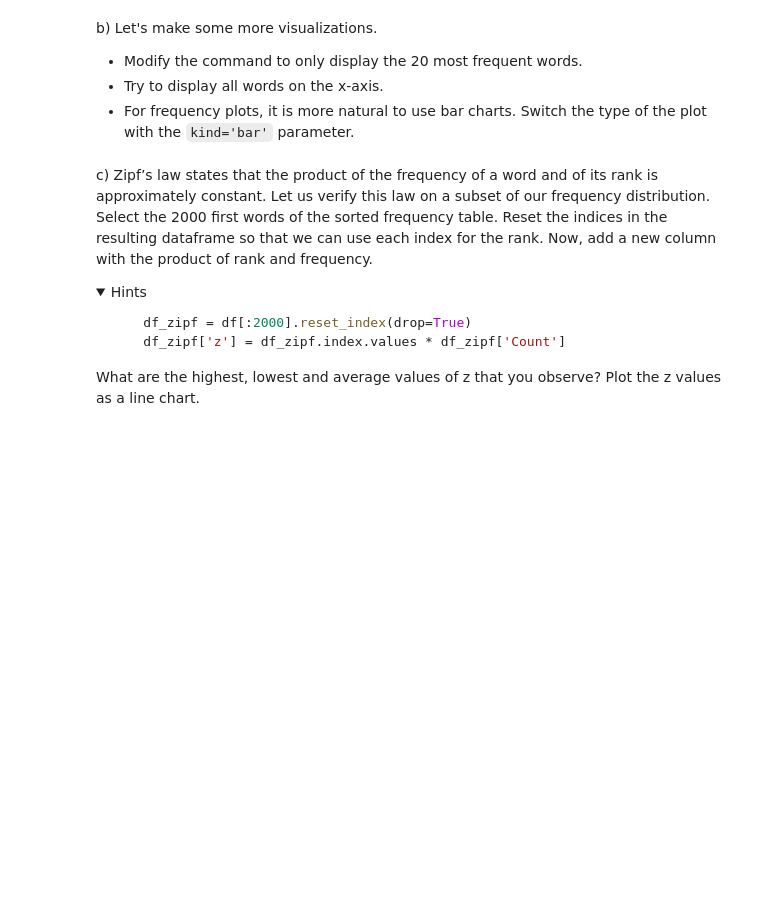
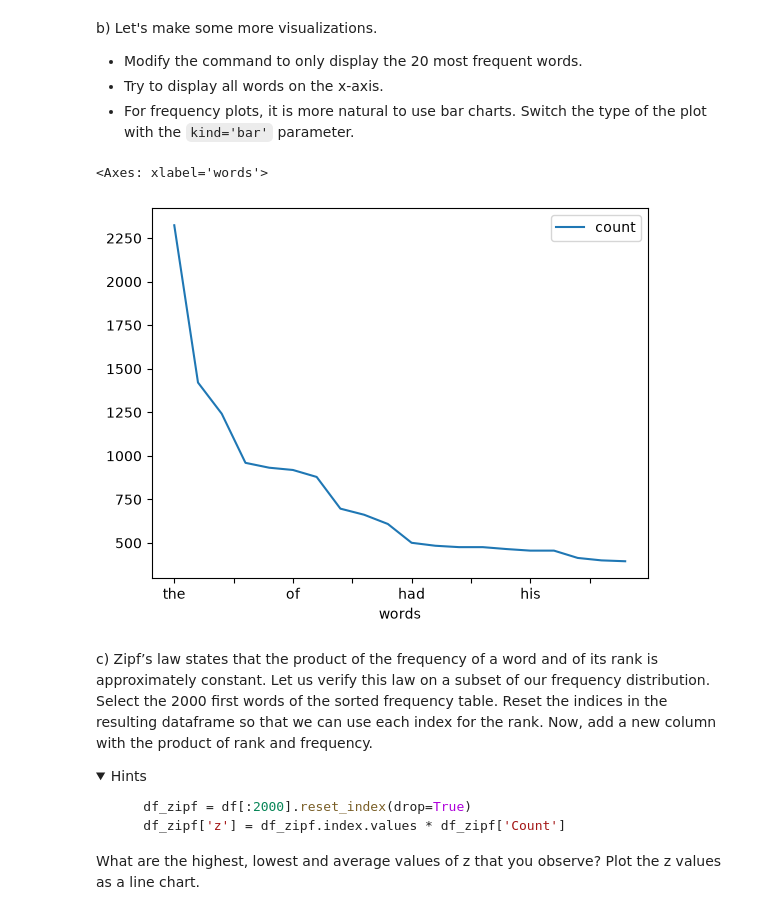
Before and after one commit to zejingw1998/IN4080-Natural-Language-Processing-NLP-, a Jupyter notebook: Week_exercises/week1/in4080-exercises1.ipynb, the cells around one changed output. Saved outputs shown, nothing was run; the diff lists cells and outputs as text; code cells hidden in the pictures; folded sections open; blank space fills up the shorter version.

```diff
--- a/Week_exercises/week1/in4080-exercises1.ipynb
+++ b/Week_exercises/week1/in4080-exercises1.ipynb
@@ -190,6 +287,15 @@ b) Let's make some more visualizations.
 * Modify the command to only display the 20 most frequent words.
 * Try to display all words on the x-axis.
 * For frequency plots, it is more natural to use bar charts. Switch the type of the plot with the `kind='bar'` parameter.
+# %%
+df = df.sort_values('count',ascending=False)
+
+df.head(20)
+
+df.head(20).plot(x='words',y='count')
+# %% [output]
+<Axes: xlabel='words'>
+[figure, added]
 # %% [markdown]
 c) Zipf’s law states that the product of the frequency of a word and of its rank is approximately constant.
 Let us verify this law on a subset of our frequency distribution. Select the 2000 first words of the
```
Also changed, not shown: parts of 9 cells of this notebook.
